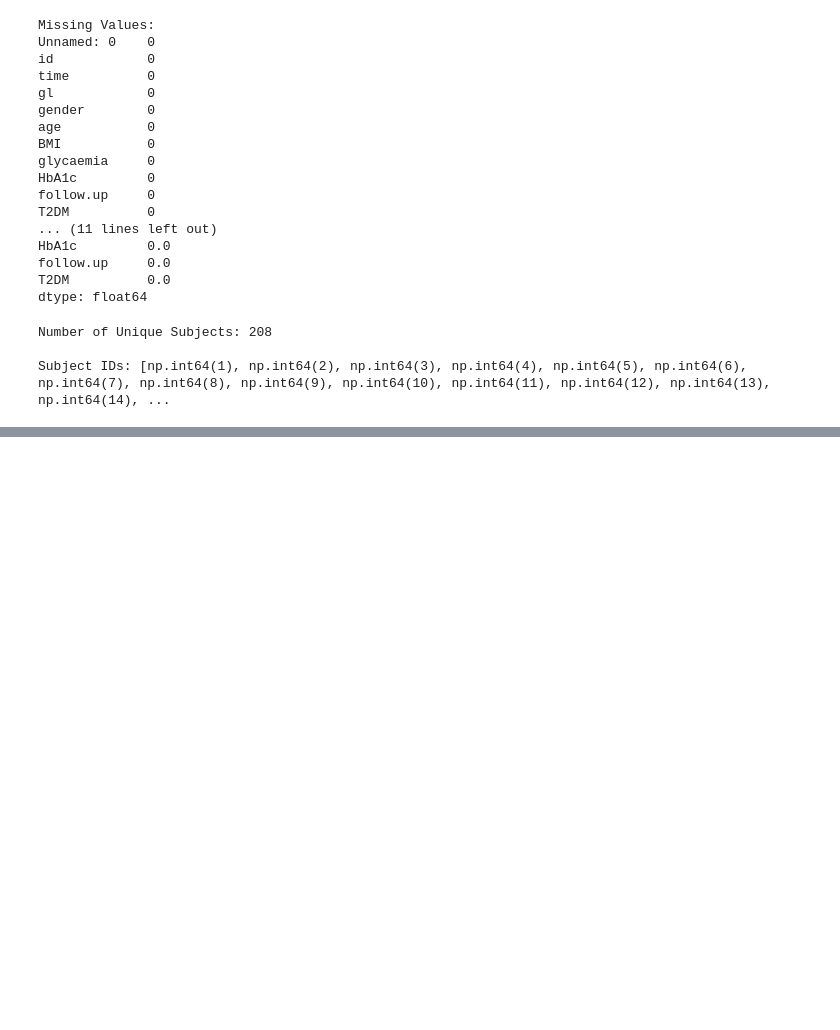
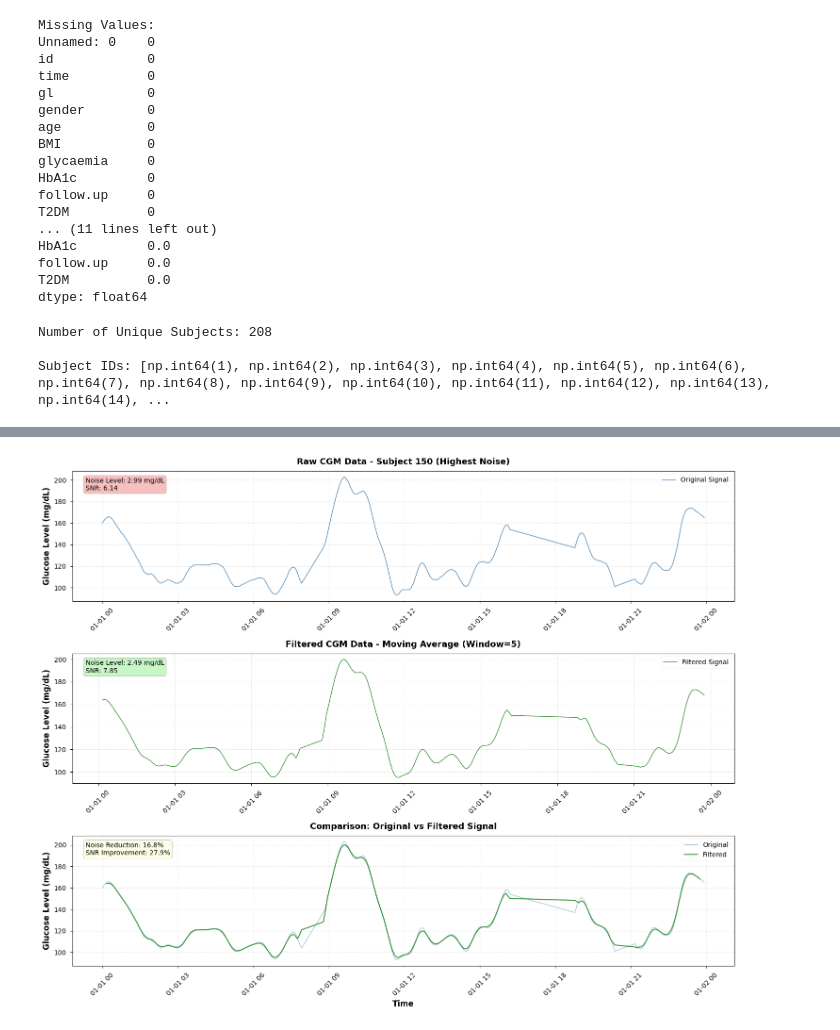
Before and after one commit to Jungle2003/GlucosePrediction, a Jupyter notebook: src/Data/origin_data_plot.ipynb, the cells around one changed output, grey strips where cells are left out. Drawn from its saved outputs; the diff is of its cells as text; code cells hidden in the pictures; blank space fills up the shorter version.

```diff
--- a/src/Data/origin_data_plot.ipynb
+++ b/src/Data/origin_data_plot.ipynb
@@ -349,0 +349,94 @@ DATA QUALITY REPORT - COLAS.CSV
+# %%
+# 图3: 滤波前后效果对比示例 - 展示滤波对模型输入质量的改善
+# 选择一个高噪声受试者进行演示
+
+# 找出噪声最大的受试者
+noisiest_subject = noise_df.loc[noise_df['noise_mean_abs'].idxmax(), 'subject_id']
+subject_data = df[df['id'] == noisiest_subject].sort_values('time').reset_index(drop=True)
+
+# 应用简单移动平均滤波作为示例
+window_size = 5  # 5点移动平均 (对应25分钟窗口)
+subject_data['gl_filtered'] = subject_data['gl'].rolling(window=window_size, center=True).mean()
+
+# 绘制对比图
+fig, axes = plt.subplots(3, 1, figsize=(15, 12))
+
+# 选择一段数据进行详细对比（例如前500个点）
+plot_range = slice(0, 500)
+time_subset = subject_data['time'].iloc[plot_range]
+gl_original = subject_data['gl'].iloc[plot_range]
+gl_filtered = subject_data['gl_filtered'].iloc[plot_range]
+
+# 子图1: 原始数据
+axes[0].plot(time_subset, gl_original, linewidth=1.2, alpha=0.8, color='steelblue', label='Original Signal')
+axes[0].set_ylabel('Glucose Level (mg/dL)', fontweight='bold')
+axes[0].set_title(f'Raw CGM Data - Subject {noisiest_subject} (Highest Noise)', fontweight='bold', pad=10)
+axes[0].legend(loc='upper right')
+axes[0].grid(True, alpha=0.3, linestyle='--')
+axes[0].tick_params(axis='x', rotation=45)
+
+# 添加噪声指标
+raw_noise = noise_df[noise_df['subject_id'] == noisiest_subject].iloc[0]
+axes[0].text(0.02, 0.95, f'Noise Level: {raw_noise["noise_mean_abs"]:.2f} mg/dL\nSNR: {raw_noise["snr"]:.2f}',
+             transform=axes[0].transAxes, fontsize=10, verticalalignment='top',
+             bbox=dict(boxstyle='round', facecolor='lightcoral', alpha=0.5))
+
+# 子图2: 滤波后数据
+axes[1].plot(time_subset, gl_filtered, linewidth=1.2, alpha=0.8, color='forestgreen', label='Filtered Signal')
+axes[1].set_ylabel('Glucose Level (mg/dL)', fontweight='bold')
+axes[1].set_title(f'Filtered CGM Data - Moving Average (Window={window_size})', fontweight='bold', pad=10)
+axes[1].legend(loc='upper right')
+axes[1].grid(True, alpha=0.3, linestyle='--')
+axes[1].tick_params(axis='x', rotation=45)
+
+# 计算滤波后的噪声指标
+filtered_diff = gl_filtered.diff().dropna()
+filtered_noise = filtered_diff.abs().mean()
+filtered_signal_std = gl_filtered.std()
+filtered_snr = filtered_signal_std / filtered_diff.std() if filtered_diff.std() > 0 else 0
+
+axes[1].text(0.02, 0.95, f'Noise Level: {filtered_noise:.2f} mg/dL\nSNR: {filtered_snr:.2f}',
+             transform=axes[1].transAxes, fontsize=10, verticalalignment='top',
+             bbox=dict(boxstyle='round', facecolor='lightgreen', alpha=0.5))
+
+# 子图3: 叠加对比
+axes[2].plot(time_subset, gl_original, linewidth=1.0, alpha=0.5, color='steelblue', label='Original')
+axes[2].plot(time_subset, gl_filtered, linewidth=1.5, alpha=0.9, color='forestgreen', label='Filtered')
+axes[2].set_xlabel('Time', fontweight='bold')
+axes[2].set_ylabel('Glucose Level (mg/dL)', fontweight='bold')
+axes[2].set_title('Comparison: Original vs Filtered Signal', fontweight='bold', pad=10)
+axes[2].legend(loc='upper right')
+axes[2].grid(True, alpha=0.3, linestyle='--')
+axes[2].tick_params(axis='x', rotation=45)
+
+# 计算改善百分比
+noise_reduction = (raw_noise['noise_mean_abs'] - filtered_noise) / raw_noise['noise_mean_abs'] * 100
+snr_improvement = (filtered_snr - raw_noise['snr']) / raw_noise['snr'] * 100
+
+axes[2].text(0.02, 0.95,
+             f'Noise Reduction: {noise_reduction:.1f}%\nSNR Improvement: {snr_improvement:.1f}%',
+             transform=axes[2].transAxes, fontsize=10, verticalalignment='top',
+             bbox=dict(boxstyle='round', facecolor='lightyellow', alpha=0.7))
+
+plt.tight_layout()
+plt.show()
+
+print("\n" + "="*70)
+print("滤波效果评估:")
+print("="*70)
+print(f"原始数据:")
+print(f"  - 噪声水平: {raw_noise['noise_mean_abs']:.2f} mg/dL")
+print(f"  - 信噪比(SNR): {raw_noise['snr']:.2f}")
+print(f"\n滤波后数据:")
+print(f"  - 噪声水平: {filtered_noise:.2f} mg/dL")
+print(f"  - 信噪比(SNR): {filtered_snr:.2f}")
+print(f"\n改善效果:")
+print(f"  - 噪声降低: {noise_reduction:.1f}%")
+print(f"  - SNR提升: {snr_improvement:.1f}%")
+print(f"\n对模型的意义:")
+print(f"  ✓ 减少输入噪声可提高模型预测的稳定性")
+print(f"  ✓ 更高的SNR有助于模型学习真实的生理趋势而非噪声波动")
+print(f"  ✓ 滤波后的平滑数据更适合时序模型(LSTM/Transformer)的训练")
+print("="*70)
+# %% [output]
+[figure, added]
```
Also changed, not shown: parts of 11 cells of this notebook, 1 other file.
